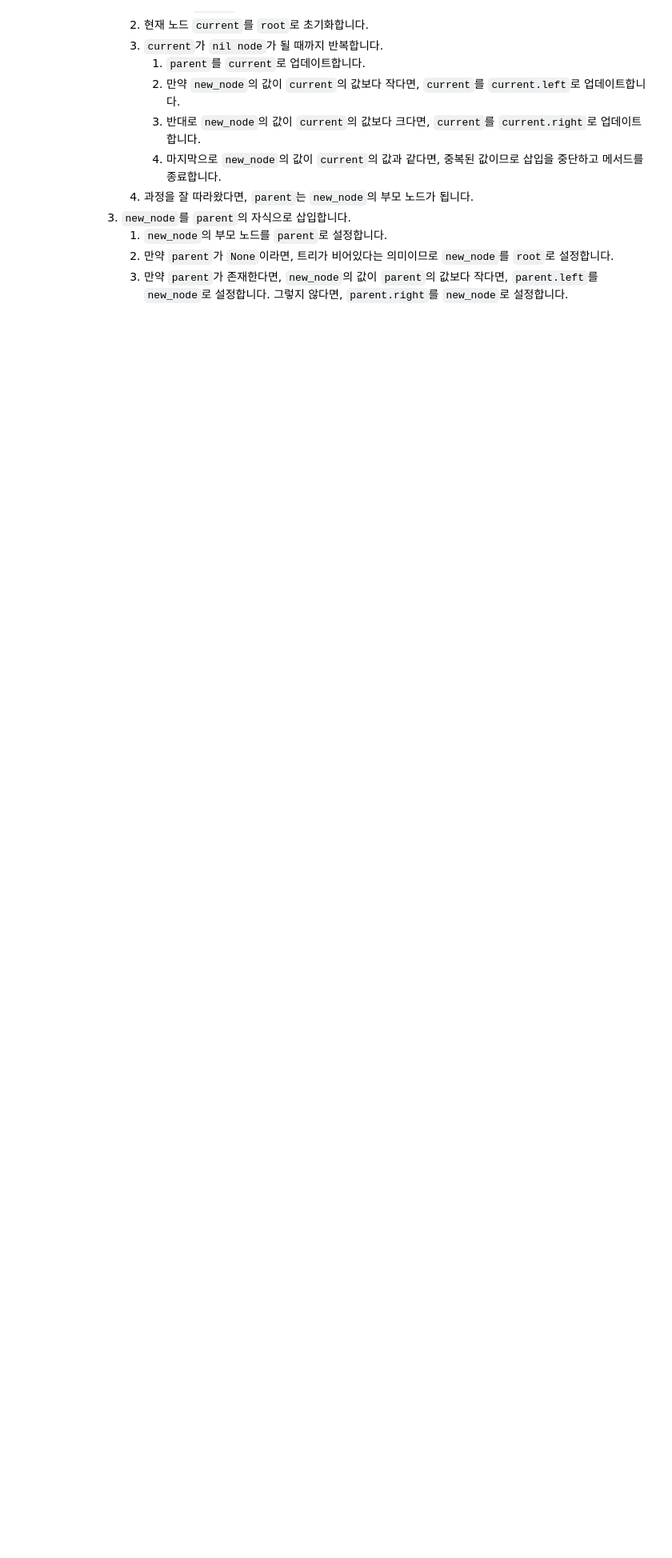
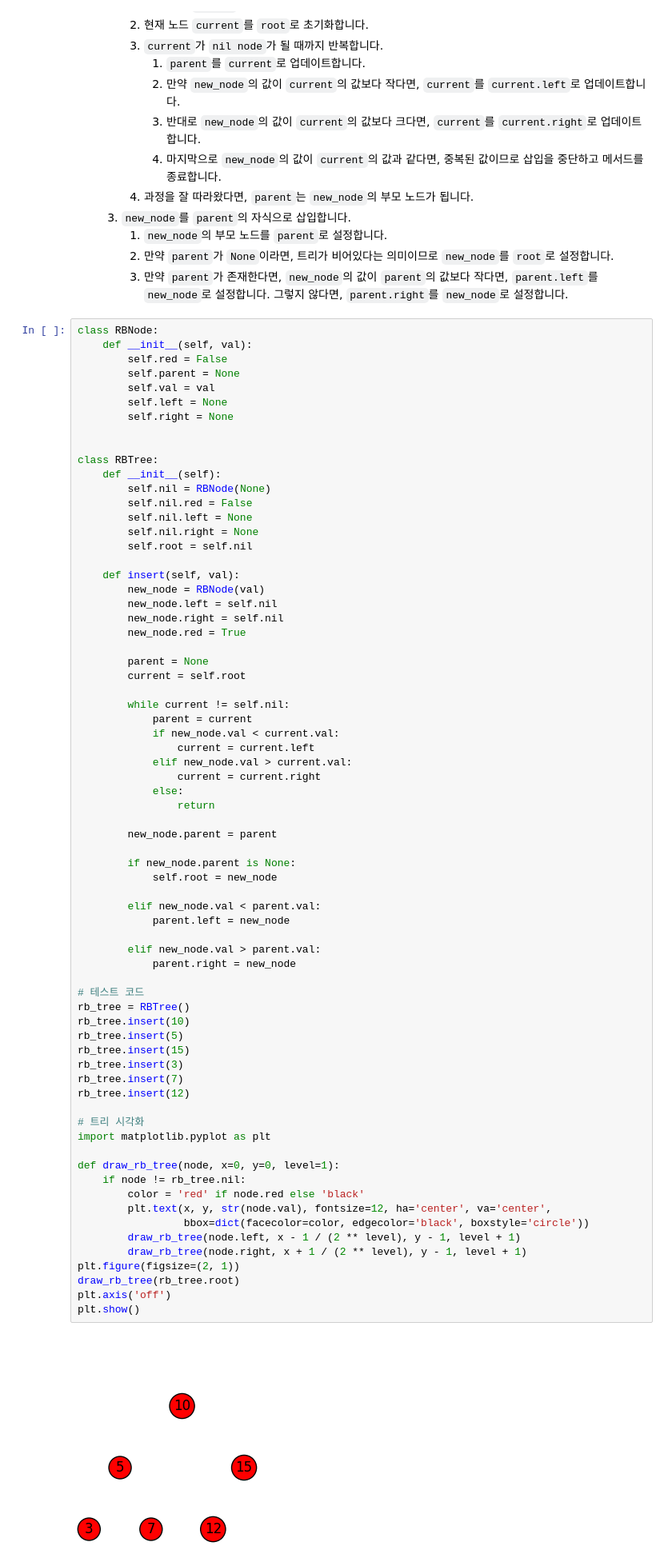
Before and after one commit to imbiotech/Boot_dev, a Jupyter notebook: 07.Data_structure_Tree.ipynb, the cells around one changed output. Shown at 80% size. Drawn from its saved outputs; the diff is of its cells as text; blank space fills up the shorter version.

```diff
--- a/07.Data_structure_Tree.ipynb
+++ b/07.Data_structure_Tree.ipynb
@@ -683,4 +683,76 @@ print("트리의 높이:", root.height())  # 출력: 트리의 높이: 3
         1. `new_node`의 부모 노드를 `parent`로 설정합니다.
         2. 만약 `parent`가 `None`이라면, 트리가 비어있다는 의미이므로 `new_node`를 `root`로 설정합니다.
         3. 만약 `parent`가 존재한다면, `new_node`의 값이 `parent`의 값보다 작다면, `parent.left`를 `new_node`로 설정합니다. 그렇지 않다면, `parent.right`를 `new_node`로 설정합니다.
+# %%
+class RBNode:
+    def __init__(self, val):
+        self.red = False
+        self.parent = None
+        self.val = val
+        self.left = None
+        self.right = None
+
+
+class RBTree:
+    def __init__(self):
+        self.nil = RBNode(None)
+        self.nil.red = False
+        self.nil.left = None
+        self.nil.right = None
+        self.root = self.nil
+
+    def insert(self, val):
+        new_node = RBNode(val)
+        new_node.left = self.nil
+        new_node.right = self.nil
+        new_node.red = True
+
+        parent = None
+        current = self.root
+
+        while current != self.nil:
+            parent = current
+            if new_node.val < current.val:
+                current = current.left
+            elif new_node.val > current.val:
+                current = current.right
+            else:
+                return
+
+        new_node.parent = parent
+
+        if new_node.parent is None:
+            self.root = new_node
+
+        elif new_node.val < parent.val:
+            parent.left = new_node
+
+        elif new_node.val > parent.val:
+            parent.right = new_node
+
+# 테스트 코드
+rb_tree = RBTree()
+rb_tree.insert(10)
+rb_tree.insert(5)
+rb_tree.insert(15)
+rb_tree.insert(3)
+rb_tree.insert(7)
+rb_tree.insert(12)
+
+# 트리 시각화
+import matplotlib.pyplot as plt
+
+def draw_rb_tree(node, x=0, y=0, level=1):
+    if node != rb_tree.nil:
+        color = 'red' if node.red else 'black'
+        plt.text(x, y, str(node.val), fontsize=12, ha='center', va='center',
+                 bbox=dict(facecolor=color, edgecolor='black', boxstyle='circle'))
+        draw_rb_tree(node.left, x - 1 / (2 ** level), y - 1, level + 1)
+        draw_rb_tree(node.right, x + 1 / (2 ** level), y - 1, level + 1)
+plt.figure(figsize=(2, 1))
+draw_rb_tree(rb_tree.root)
+plt.axis('off')
+plt.show()
+# %% [output]
+[figure, added]
 # %% [markdown]
```
Also changed, not shown: parts of 3 cells of this notebook, 2 other files.
